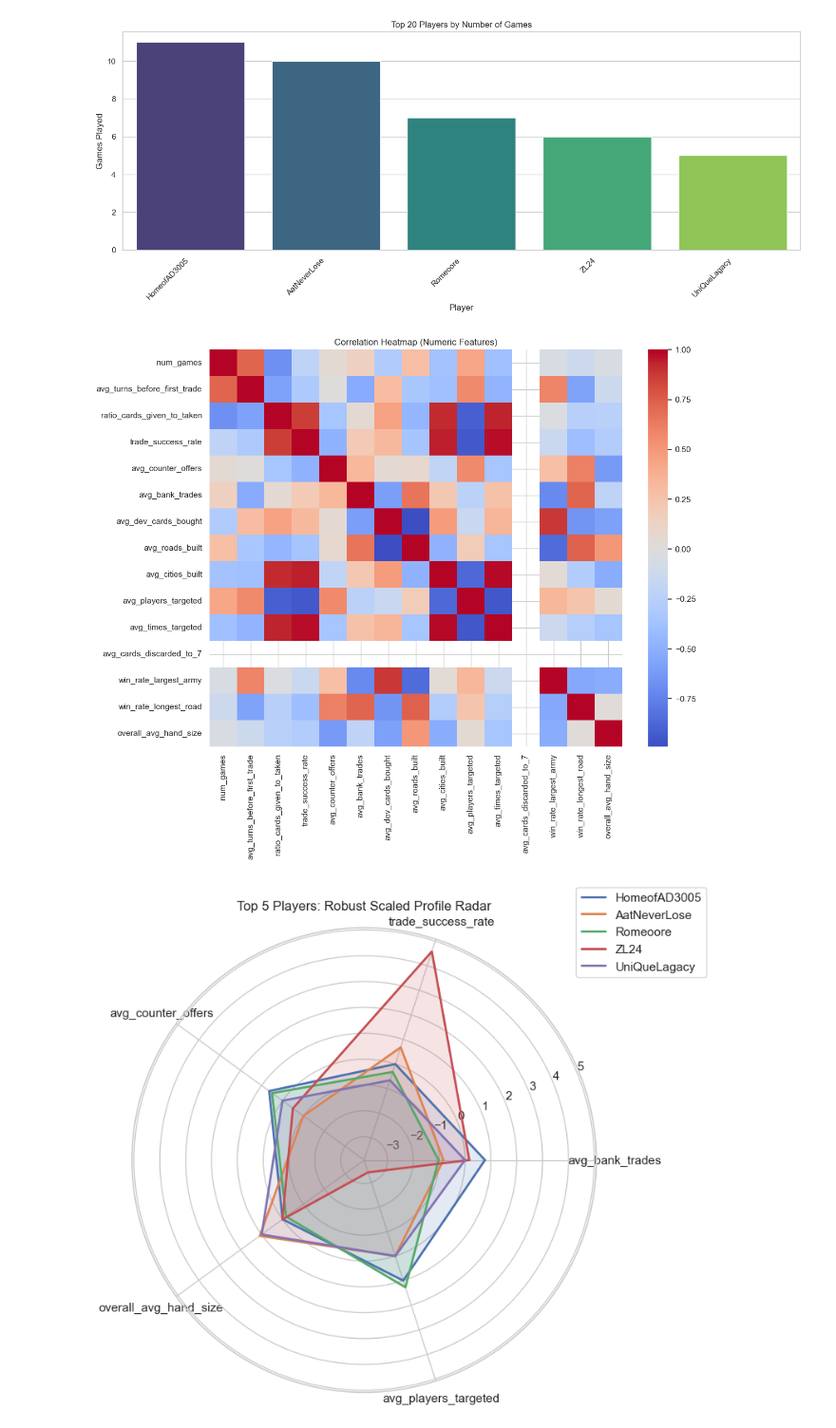
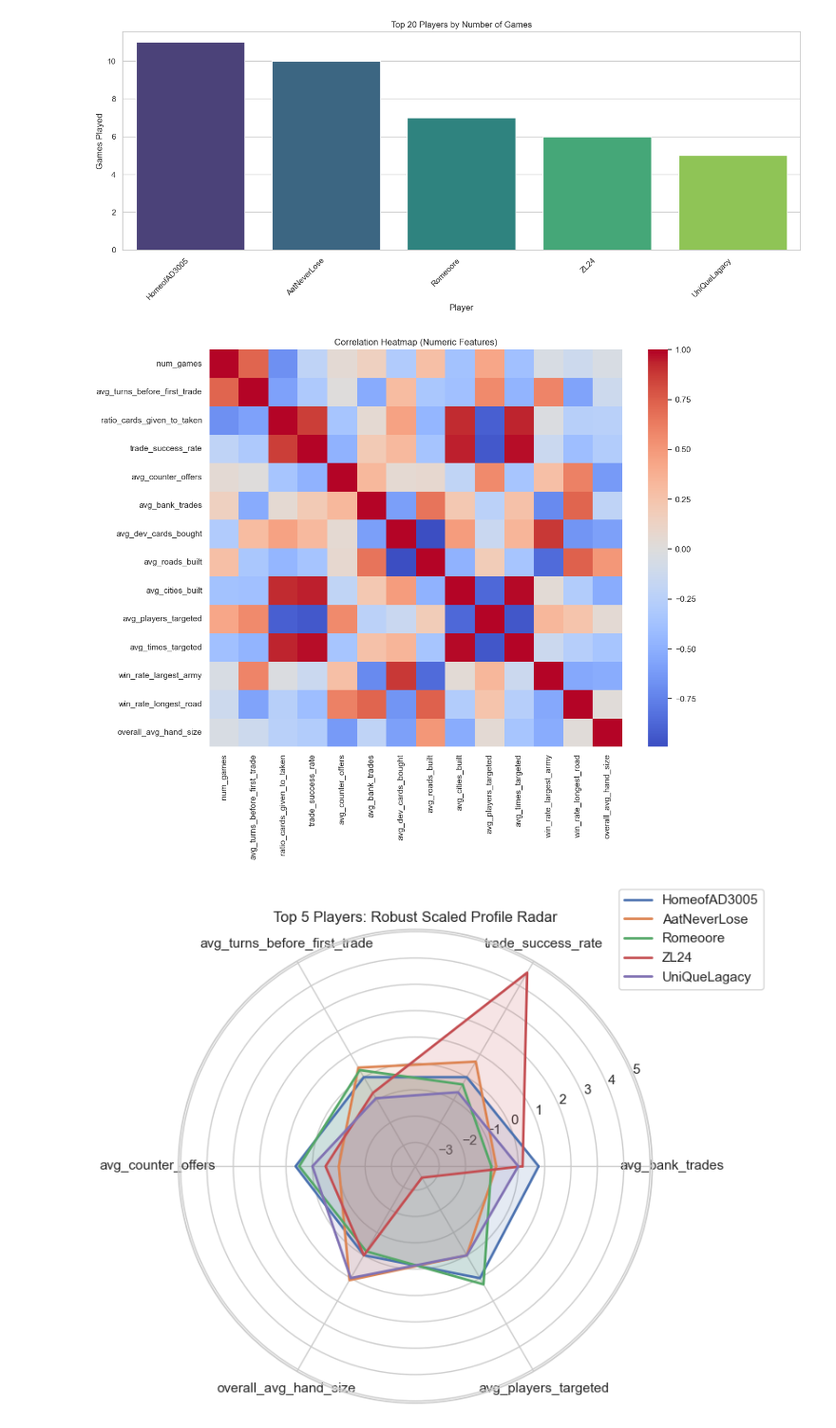
Before and after one commit to aatmiyasilwal/Redeem-Catan, a Jupyter notebook: src/eda/eda.ipynb, the cells around one changed output. Shown at 95% size. Saved outputs shown, nothing was run; the diff lists cells and outputs as text; code cells hidden in the pictures.

```diff
--- a/src/eda/eda.ipynb
+++ b/src/eda/eda.ipynb
@@ -119,7 +119,7 @@ shape: (19, 2)
 df_clean = df.filter(pl.col('player').is_not_null())
 
 # Separate feature types
-exclude_from_features = {'player'}
+exclude_from_features = {'player', 'avg_cards_discarded_to_7'}
 feature_cols = [c for c in df_clean.columns if c not in exclude_from_features]
 
 numeric_cols = [
@@ -267,12 +262,13 @@ if numeric_cols:
     plt.tight_layout()
     plt.show()
 # %% [output]
-[figure, old version]
+[figure, new version]
 # %%
 # TODO: PICK THE RIGHT COLUMNS FOR THIS
 radar_metrics = [
     'avg_bank_trades',
     'trade_success_rate',
+    'avg_turns_before_first_trade',
     'avg_counter_offers',
     'overall_avg_hand_size',
     'avg_players_targeted'
@@ -289,34 +285,34 @@ if 'num_games' in plot_df.columns and available_radar_metrics:
         iqr = q3 - q1
         if iqr == 0:
             top_players[f'{metric}__norm'] = 0.0
         else:
             top_players[f'{metric}__norm'] = (top_players[metric] - top_players[metric].median()) / iqr
 
     norm_metrics = [f'{m}__norm' for m in available_radar_metrics]
     angles = np.linspace(0, 2 * np.pi, len(available_radar_metrics), endpoint=False).tolist()
     angles += angles[:1]
 
     fig, ax = plt.subplots(figsize=(8, 8), subplot_kw=dict(polar=True))
 
     for _, row in top_players.iterrows():
         values = [row[m] for m in norm_metrics]
         values += values[:1]
         ax.plot(angles, values, linewidth=2, label=row['player'])
         ax.fill(angles, values, alpha=0.15)
 
     ax.set_xticks(angles[:-1])
     ax.set_xticklabels(available_radar_metrics)
 
     # Adjust y-limits for robust scaled data (which can be negative or > 1)
     all_vals = top_players[norm_metrics].values
     ax.set_ylim(np.nanmin(all_vals) - 0.5, np.nanmax(all_vals) + 0.5)
 
     ax.set_title('Top 5 Players: Robust Scaled Profile Radar')
     ax.legend(loc='upper right', bbox_to_anchor=(1.25, 1.1))
     plt.tight_layout()
     plt.show()
 # %% [output]
-[figure, old version]
+[figure, new version]
 # %%
 # TODO: PICK THE RIGHT COLUMNS FOR THIS
 radar_metrics = [
```
Also changed, not shown: parts of 10 cells of this notebook, 9 other files.
